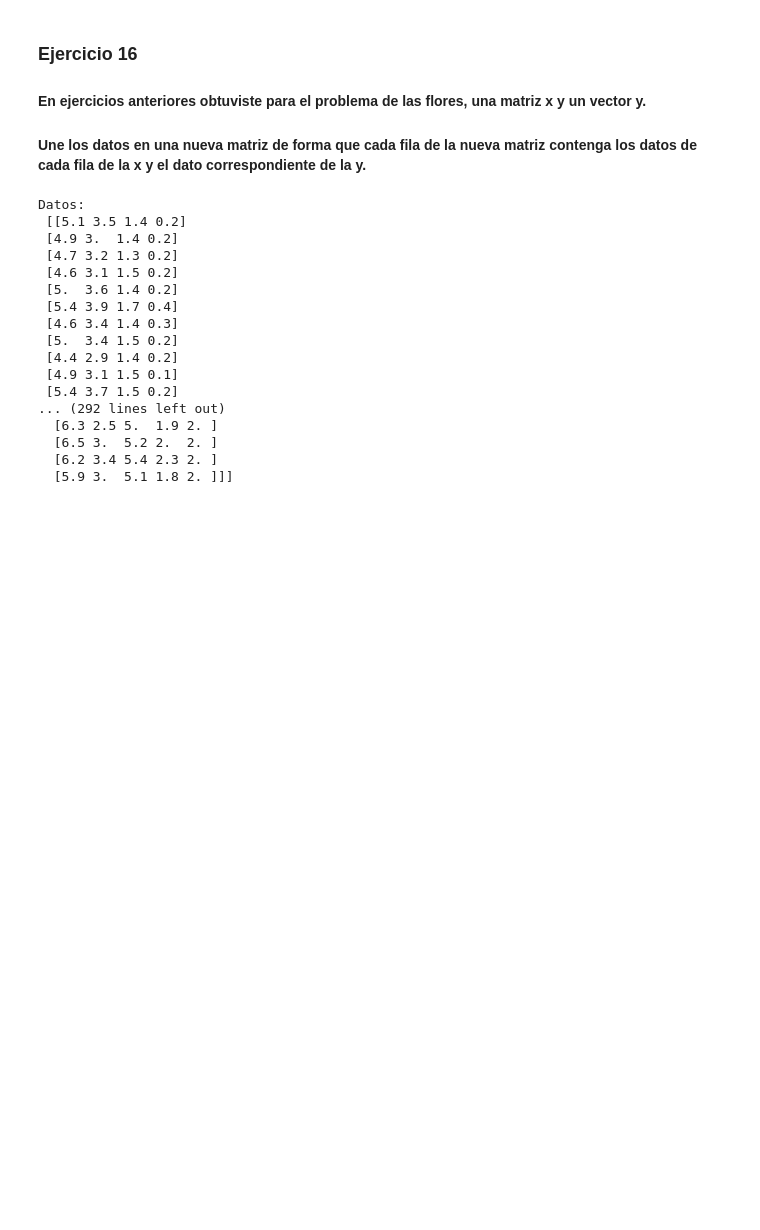
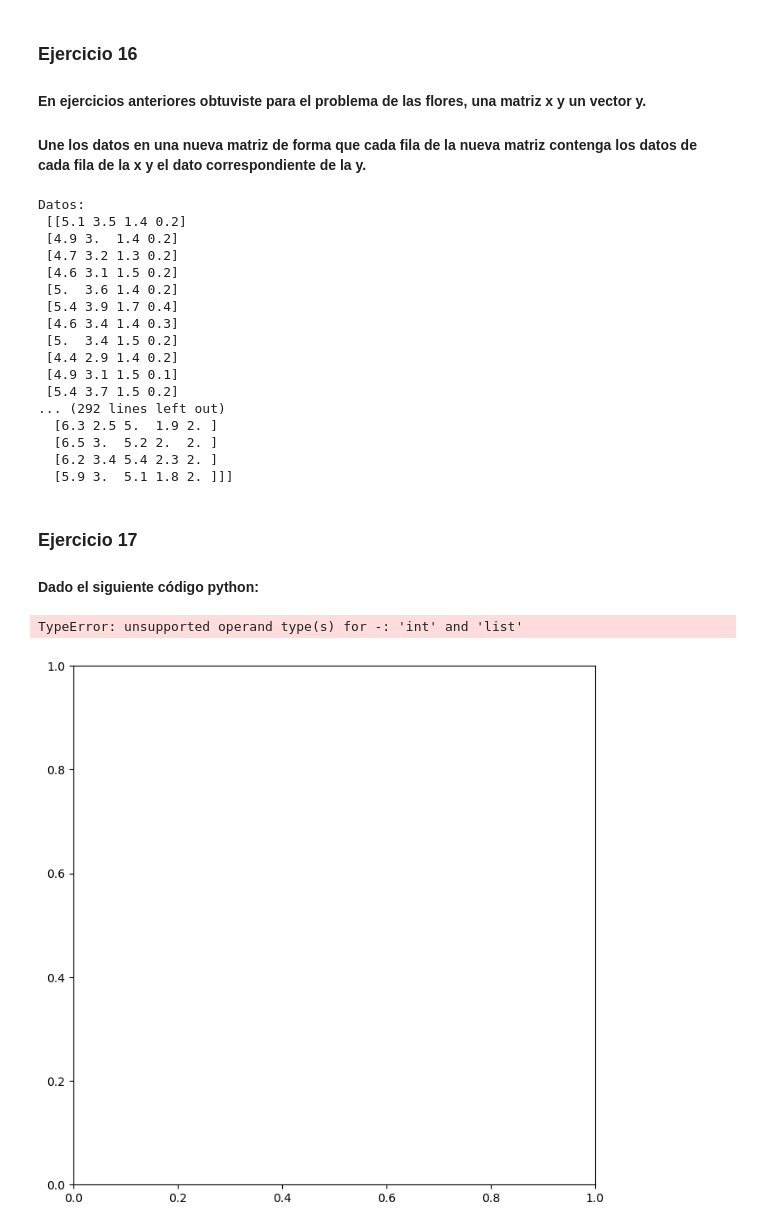
Before and after one commit to JDomingoDelgadoAlonso/PIA, a Jupyter notebook: numpy1.ipynb, the cells around one changed output. Cells and saved outputs as stored; diff of their text form; code cells hidden in the pictures; blank space fills up the shorter version.

```diff
--- a/numpy1.ipynb
+++ b/numpy1.ipynb
@@ -840,3 +840,17 @@ Datos:
   [6.5 3.  5.2 2.  2. ]
   [6.2 3.4 5.4 2.3 2. ]
   [5.9 3.  5.1 1.8 2. ]]]
+# %% [markdown]
+### Ejercicio 17
+#### Dado el siguiente código python:
+# %%
+import matplotlib.pyplot as plt
+import numpy as np
+figure=plt.figure(figsize=(8,8))
+axes = figure.add_subplot()
+x=[-3,-2,-1,0,1,2,3]
+y =  3*(1 - x)**2 * np.exp(-x**2 )  - 10*(x/5 - x**3 )*np.exp(-x**2 ) - 1./3*np.exp(-(x + 1)**2 )
+axes.plot(x,y)
+# %% [output]
+TypeError: unsupported operand type(s) for -: 'int' and 'list'
+[figure, added]
```
Also changed, not shown: parts of 24 cells of this notebook.
